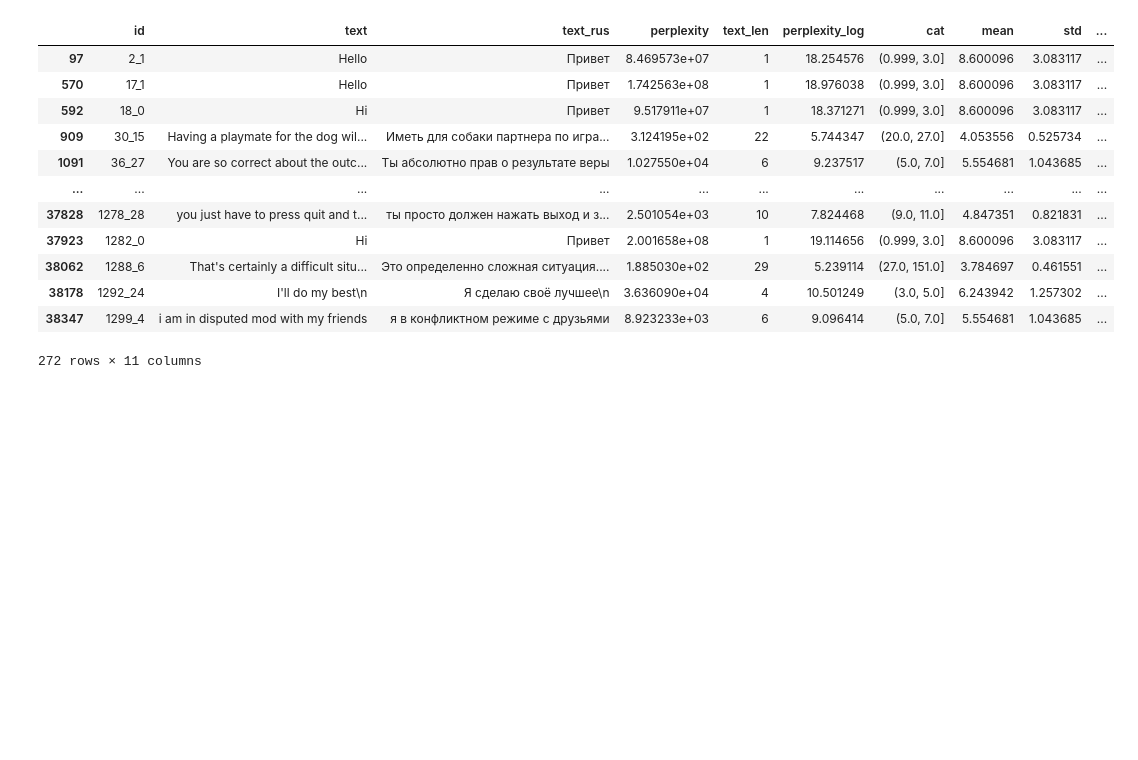
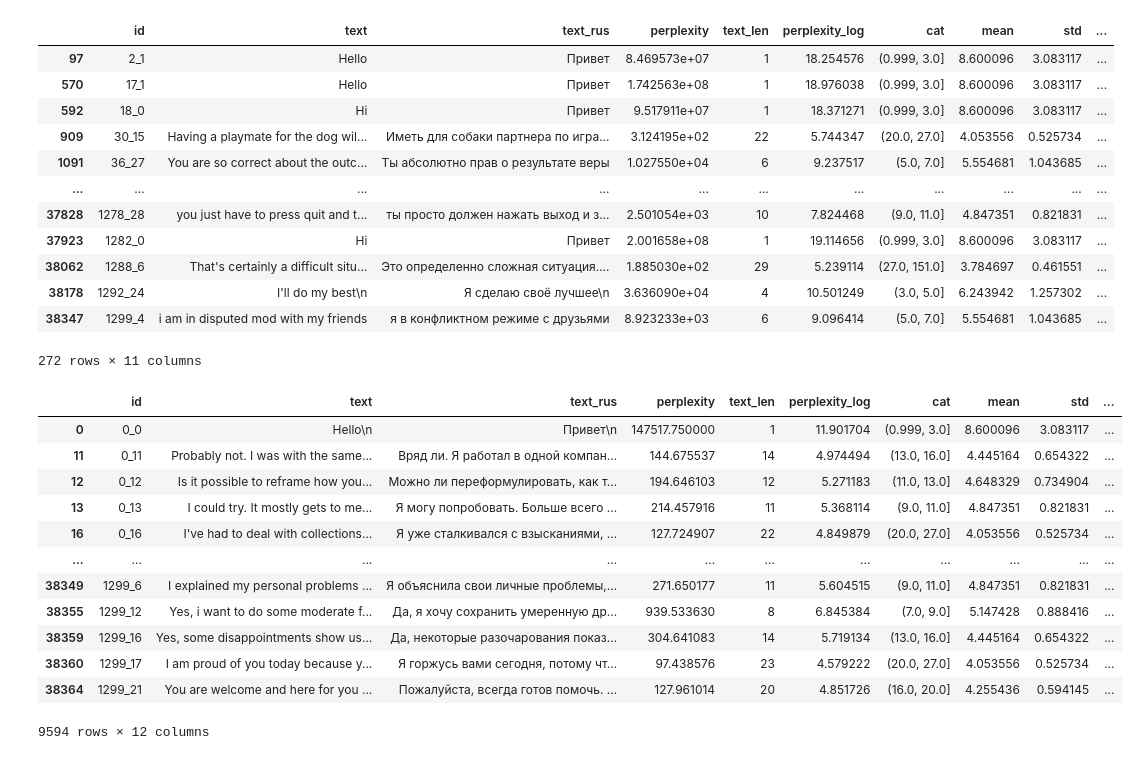
Before and after one commit to psytechlab/empathy_dataset_transfer, a Jupyter notebook: notebooks/bad_translation_selection_by_perplexity.ipynb, the cells around one changed output. Saved outputs shown, nothing was run; the diff lists cells and outputs as text; code cells hidden in the pictures; blank space fills up the shorter version.

Commit message:
adding 4th quantile checking

```diff
--- a/notebooks/bad_translation_selection_by_perplexity.ipynb
+++ b/notebooks/bad_translation_selection_by_perplexity.ipynb
@@ -161,3 +161,36 @@ data[data.is_bad_translation == True]
 | 38178 | 1292_24 | I'll do my best\n | Я сделаю своё лучшее\n | 3.636090e+04 | 4 | 10.501249 | (3.0, 5.0] | 6.243942 | 1.257302 | ... |
 | 38347 | 1299_4 | i am in disputed mod with my friends | я в конфликтном режиме с друзьями | 8.923233e+03 | 6 | 9.096414 | (5.0, 7.0] | 5.554681 | 1.043685 | ... |
 272 rows × 11 columns
+# %%
+data['needs_retranslation_igor'] = False
+
+for category in data['cat'].unique():
+    if pd.isna(category):
+        continue
+
+    # Выбираем тексты текущей категории
+    mask = data['cat'] == category
+    category_data = data[mask]
+
+    # 3. Вычисляем квартили лог-перплексии
+    q75 = category_data['perplexity_log'].quantile(0.75)
+
+    # 4. Помечаем тексты из верхнего квартиля
+    high_perplexity_mask = (data['perplexity_log'] >= q75) & mask
+    data.loc[high_perplexity_mask, 'needs_retranslation_igor'] = True
+# %%
+data[data['needs_retranslation_igor'] == True]
+# %% [output]
+|  | id | text | text_rus | perplexity | text_len | perplexity_log | cat | mean | std | ... |
+| 0 | 0_0 | Hello\n | Привет\n | 147517.750000 | 1 | 11.901704 | (0.999, 3.0] | 8.600096 | 3.083117 | ... |
+| 11 | 0_11 | Probably not. I was with the same... | Вряд ли. Я работал в одной компан... | 144.675537 | 14 | 4.974494 | (13.0, 16.0] | 4.445164 | 0.654322 | ... |
+| 12 | 0_12 | Is it possible to reframe how you... | Можно ли переформулировать, как т... | 194.646103 | 12 | 5.271183 | (11.0, 13.0] | 4.648329 | 0.734904 | ... |
+| 13 | 0_13 | I could try. It mostly gets to me... | Я могу попробовать. Больше всего ... | 214.457916 | 11 | 5.368114 | (9.0, 11.0] | 4.847351 | 0.821831 | ... |
+| 16 | 0_16 | I've had to deal with collections... | Я уже сталкивался с взысканиями, ... | 127.724907 | 22 | 4.849879 | (20.0, 27.0] | 4.053556 | 0.525734 | ... |
+| ... | ... | ... | ... | ... | ... | ... | ... | ... | ... | ... |
+| 38349 | 1299_6 | I explained my personal problems ... | Я объяснила свои личные проблемы,... | 271.650177 | 11 | 5.604515 | (9.0, 11.0] | 4.847351 | 0.821831 | ... |
+| 38355 | 1299_12 | Yes, i want to do some moderate f... | Да, я хочу сохранить умеренную др... | 939.533630 | 8 | 6.845384 | (7.0, 9.0] | 5.147428 | 0.888416 | ... |
+| 38359 | 1299_16 | Yes, some disappointments show us... | Да, некоторые разочарования показ... | 304.641083 | 14 | 5.719134 | (13.0, 16.0] | 4.445164 | 0.654322 | ... |
+| 38360 | 1299_17 | I am proud of you today because y... | Я горжусь вами сегодня, потому чт... | 97.438576 | 23 | 4.579222 | (20.0, 27.0] | 4.053556 | 0.525734 | ... |
+| 38364 | 1299_21 | You are welcome and here for you ... | Пожалуйста, всегда готов помочь. ... | 127.961014 | 20 | 4.851726 | (16.0, 20.0] | 4.255436 | 0.594145 | ... |
+9594 rows × 12 columns
```
